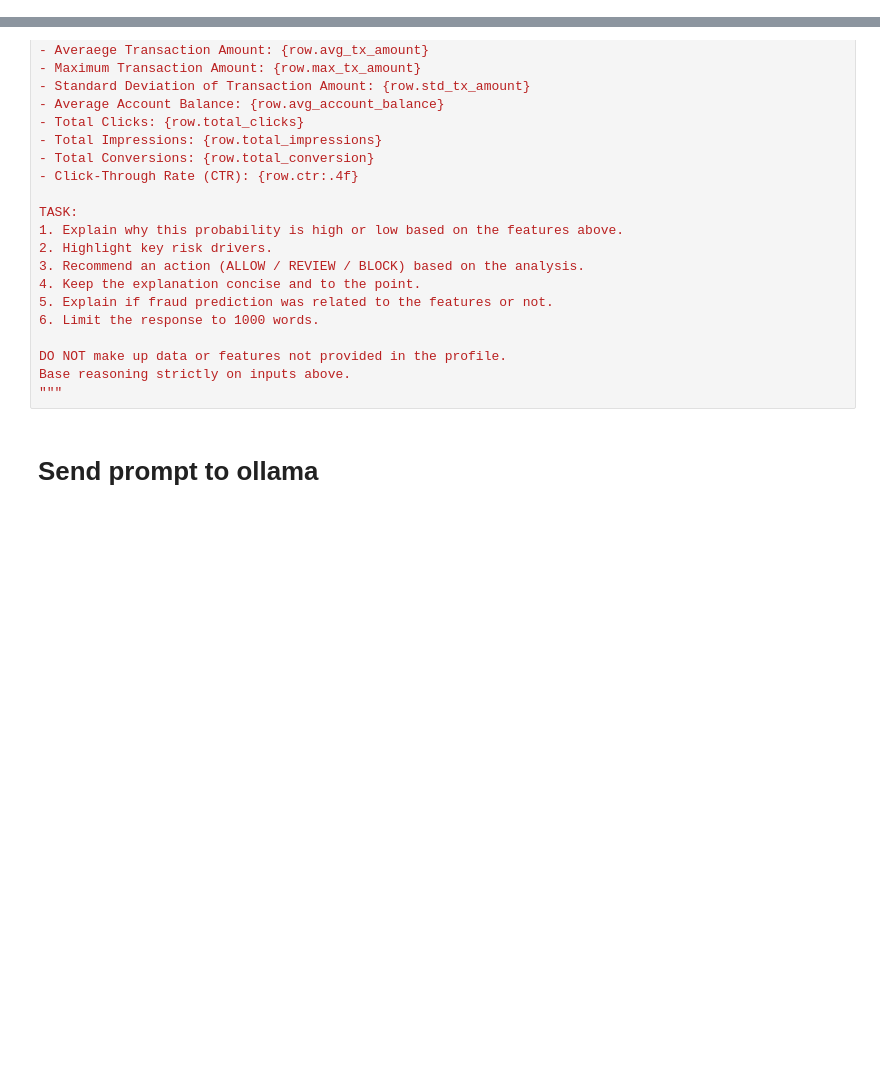
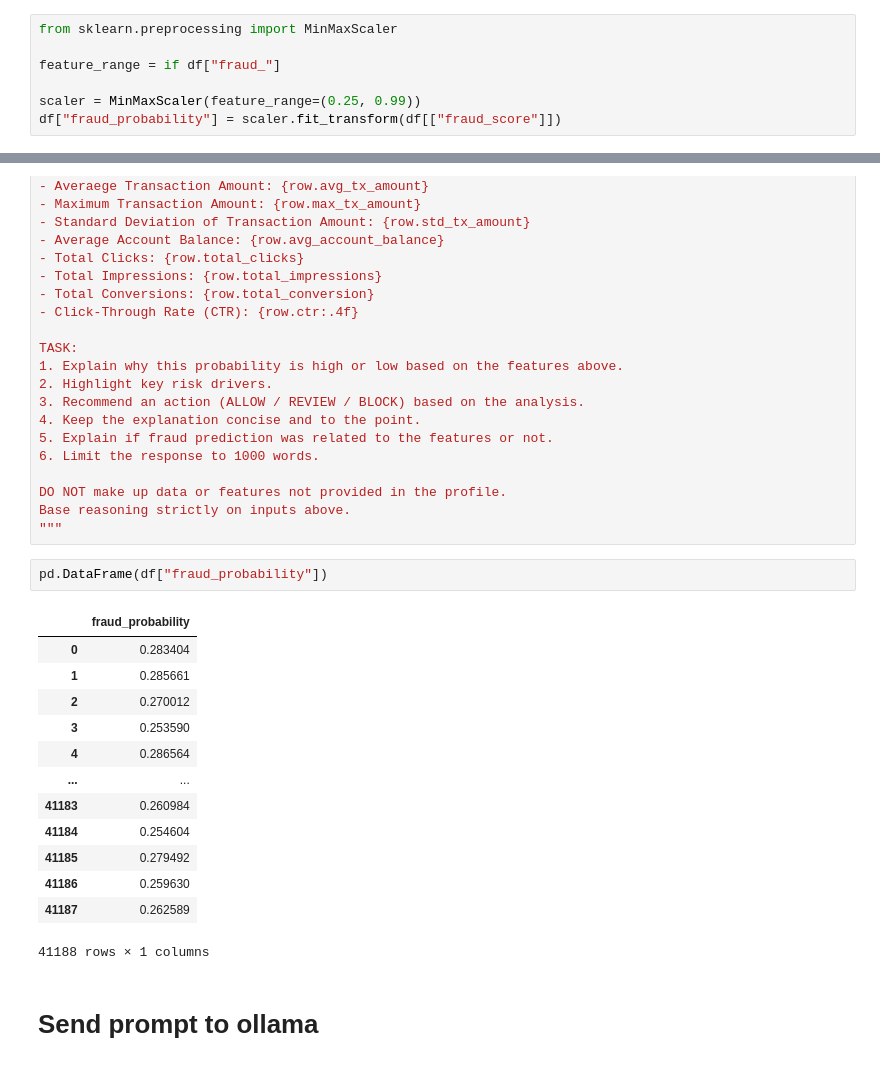
Before and after one commit to Mipjeiger/Financial-Services, a Jupyter notebook: notebooks/06_fraud_prompt_AIengineer.ipynb, the cells around one changed output, grey strips where cells are left out. Drawn from its saved outputs; the diff is of its cells as text; blank space fills up the shorter version.

Commit message:
add fraud label

```diff
--- a/notebooks/06_fraud_prompt_AIengineer.ipynb
+++ b/notebooks/06_fraud_prompt_AIengineer.ipynb
@@ -145,6 +139,13 @@ df.head()
 | 2 | AA35121 | 464 | 234972720.0 | 506406.724138 | 4963146.0 | 1.040360e+06 | 575492.148707 | ... |
 | 3 | AA23441 | 464 | 234972720.0 | 506406.724138 | 4963146.0 | 1.040360e+06 | 575492.148707 | ... |
 | 4 | AA19754 | 464 | 234972720.0 | 506406.724138 | 4963146.0 | 1.040360e+06 | 575492.148707 | ... |
+# %%
+from sklearn.preprocessing import MinMaxScaler
+
+feature_range = if df["fraud_"]
+
+scaler = MinMaxScaler(feature_range=(0.25, 0.99))
+df["fraud_probability"] = scaler.fit_transform(df[["fraud_score"]])
 # %% [markdown]
 # Prompt Engineering
 # %%
@@ -180,6 +181,22 @@ TASK:
 DO NOT make up data or features not provided in the profile.
 Base reasoning strictly on inputs above.
 """
+# %%
+pd.DataFrame(df["fraud_probability"])
+# %% [output]
+|  | fraud_probability |
+| 0 | 0.283404 |
+| 1 | 0.285661 |
+| 2 | 0.270012 |
+| 3 | 0.253590 |
+| 4 | 0.286564 |
+| ... | ... |
+| 41183 | 0.260984 |
+| 41184 | 0.254604 |
+| 41185 | 0.279492 |
+| 41186 | 0.259630 |
+| 41187 | 0.262589 |
+41188 rows × 1 columns
 # %% [markdown]
 # Send prompt to ollama
 # %%
```
Also changed, not shown: parts of 3 cells of this notebook, 1 other file.
